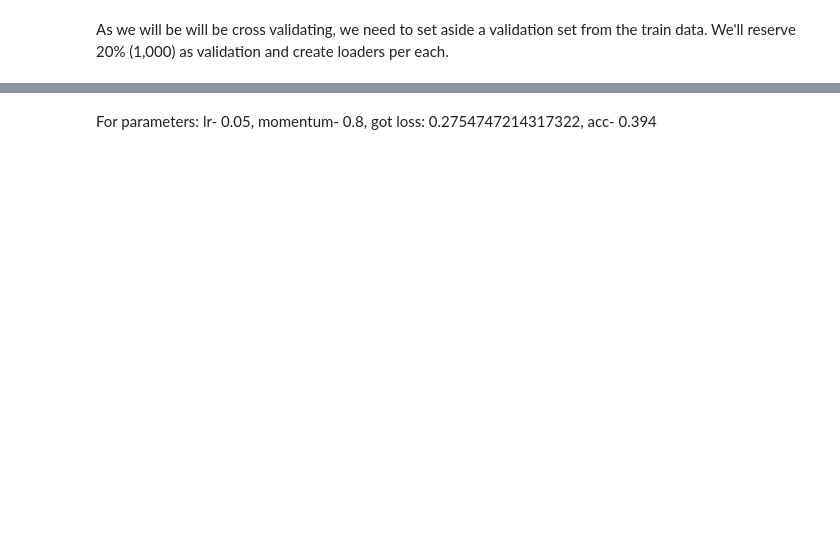
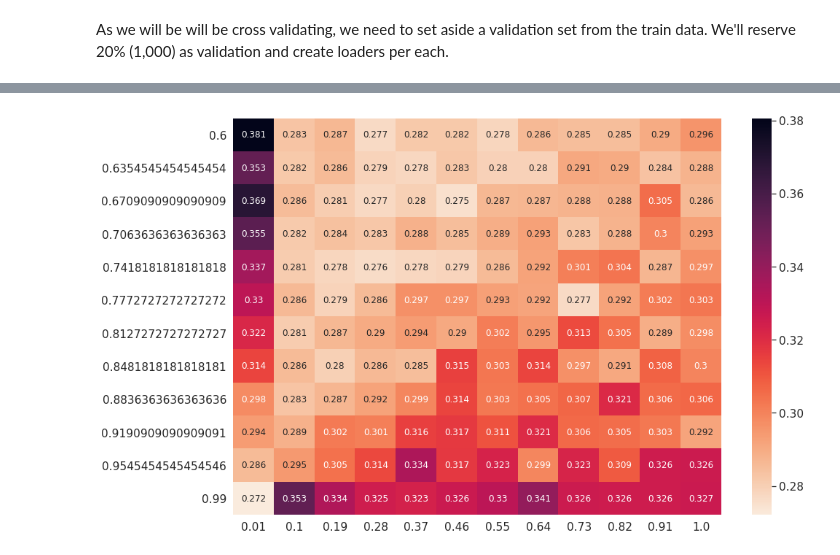
Before and after one commit to EdanZwick/Foundations-of-deep-learning-Ex1, a Jupyter notebook: Hw1.ipynb, the cells around one changed output, grey strips where cells are left out. Drawn from its saved outputs; the diff is of its cells as text; code cells hidden in the pictures; blank space fills up the shorter version.

```diff
--- a/Hw1.ipynb
+++ b/Hw1.ipynb
@@ -139,5 +146,4 @@ Next, we'll preform a grid search on the network's hyperparamaters. We'll start
 # %%
-learning_rates = np.append([1e-3, 5e-3, 1e-2, 5e-2], np.linspace(0.1,1,19))
-momentum = np.linspace(0.1,0.9,17)
+learning_rates = np.linspace(1e-2,1,12)
+momentum = np.linspace(0.6,0.99,12)
+do_grid_search = False
-# %%
-best_params, best_loss, heat_map = part2.optimizer_grid_search(train_loader, validation_loader, learning_rates, momentum, in_dim, out_dim, hidden_dim, std=0.13)
@@ -162,2 +150,12 @@ For parameters: lr- 1.0, momentum- 0.9, got loss: 0.32137458682060244, acc- 0.14
-# %% [markdown]
-For parameters: lr- 0.05, momentum- 0.8, got loss: 0.2754747214317322, acc- 0.394
+# %%
+if do_grid_search:
+    best_params, best_loss, loss_heat_map, acc_heat_map = part2.optimizer_grid_search(train_loader, validation_loader, learning_rates, momentum, in_dim, out_dim, hidden_dim, std=0.2, verbose=True)
+else:
+    with open('resources/loss_heat_map.pkl', 'rb') as f:
+        loss_heat_map = pickle.load(f)
+    with open('resources/acc_heat_map.pkl', 'rb') as f:
+        acc_heat_map = pickle.load(f)
+# %%
+part2.show_heat_map(loss_heat_map, learning_rates, momentum, xlabel='Learning rates', ylabel='Momentum', invert=True)
+# %% [output]
+[figure, added]
```
Also changed, not shown: parts of 22 cells of this notebook, 6 other files.
